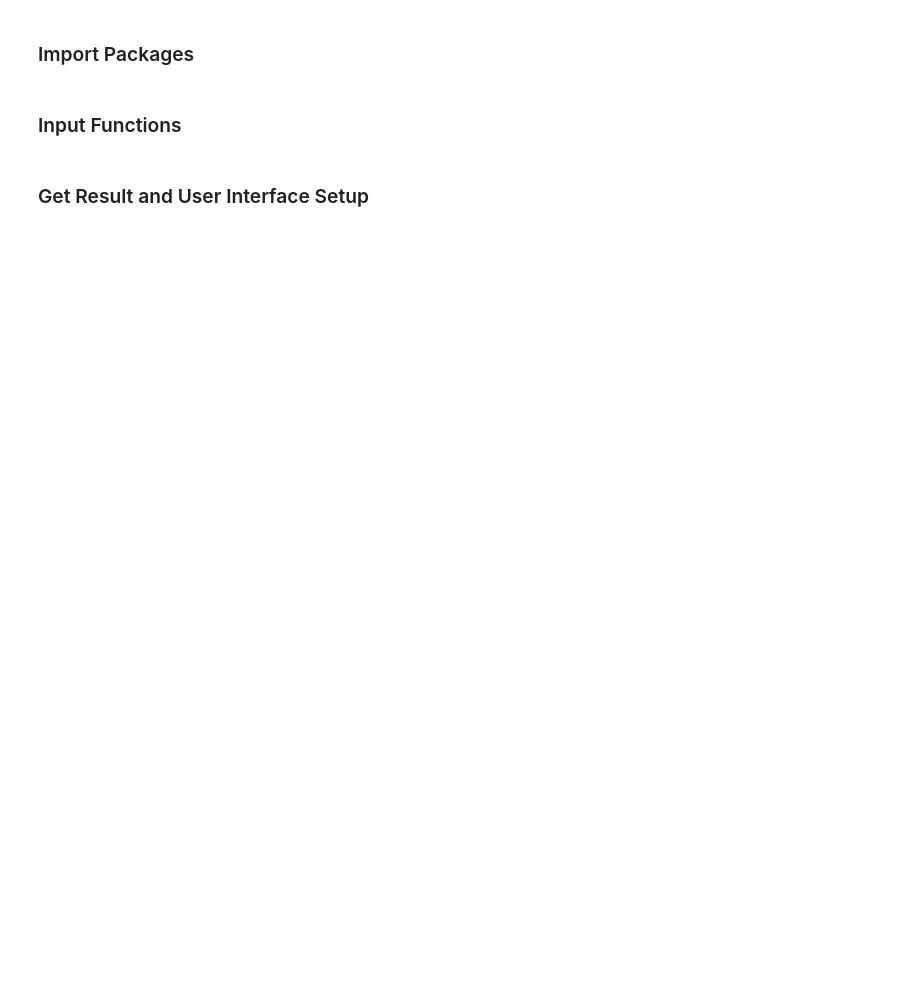
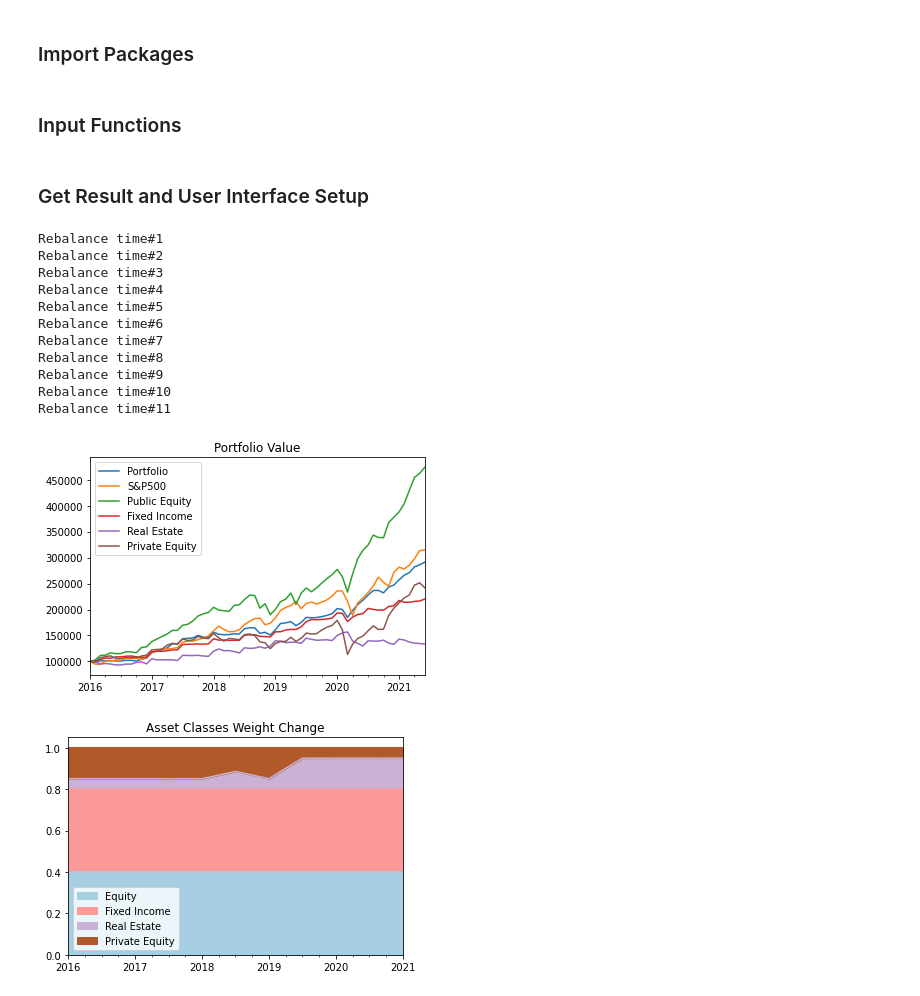
Before and after one commit to sophia95127/mmf2025, a Jupyter notebook: code.ipynb, the cells around one changed output. Cells and saved outputs as stored; diff of their text form; code cells hidden in the pictures; blank space fills up the shorter version.

```diff
--- a/code.ipynb
+++ b/code.ipynb
@@ -422,7 +446,7 @@ index_date=dict(zip(index,date))
 initial_invest=100000
 
 # Start date
-invest_start=pd.to_datetime('2015-01-01')
+invest_start=pd.to_datetime('2016-01-01')
 invest_start=date_index[invest_start]
 
 '-------------------------------------Functions-------------------------------------'
@@ -470,7 +494,7 @@ def show_result(inputRe_scale,strategy,invest_start,rebalance,checkbox):
         injection=10000
     elif checkbox==0:
         injection=0
-    global scenario,portfolio_value,PortWeight,TimeSeries,ann_return,VaR,ann_value,report
+    global scenario,portfolio_value,portfolio_w,TimeSeries,ann_return,VaR,ann_value,report
     TrainStart=0
     time0=invest_start
 
@@ -579,8 +603,8 @@ def show_result(inputRe_scale,strategy,invest_start,rebalance,checkbox):
 
         CombinedFactor=pd.concat([stock_factor1,factor],axis=1)
 
-        # Fit xgboost model to predict returns and covariance matrix:
-        mu,Q=xgboost(equityRe,CombinedFactor)
+        # Fit linreg model to predict returns and covariance matrix:
+        mu,Q=linreg(equityRe,CombinedFactor)
         lb=np.zeros([AssetNum,1])
         ub=0.3*np.ones([AssetNum,1])
 
@@ -624,7 +648,7 @@ def show_result(inputRe_scale,strategy,invest_start,rebalance,checkbox):
         FIInvest=ClassInvest[1]
         AssetNum=fiRe.shape[1]
 
-        mu,Q=xgboost(fiRe,factor)
+        mu,Q=linreg(fiRe,factor)
         lb=np.zeros([AssetNum,1])
         ub=np.ones([AssetNum,1])
         if sum(mu)>0:
@@ -657,7 +681,7 @@ def show_result(inputRe_scale,strategy,invest_start,rebalance,checkbox):
         RealInvest=ClassInvest[2]
         AssetNum=realRe.shape[1]
 
-        mu,Q=xgboost(realRe,factor)
+        mu,Q=linreg(realRe,factor)
         lb=np.zeros([AssetNum,1])
         ub=np.ones([AssetNum,1])
 
@@ -799,11 +823,18 @@ def show_result(inputRe_scale,strategy,invest_start,rebalance,checkbox):
     plt.legend()
 
     # Plot asset class weight changes:
-    PortWeight=pd.DataFrame([W1,W2,W3,W4]).T
-    PortWeight.columns=['Equity','Fixed Income','Real Estate','Private Equity']
-    PortWeight.index=[TimeSeries[i*rebalance_period] for i in range(count-1)]
-    PortWeight.plot.area(alpha=1,colormap='Paired')
+    portfolio_w=pd.DataFrame([W1,W2,W3,W4]).T
+    portfolio_w.columns=['Equity','Fixed Income','Real Estate','Private Equity']
+    portfolio_w.index=[TimeSeries[i*rebalance_period] for i in range(count-1)]
+    portfolio_w.plot.area(alpha=1,colormap='Paired')
+    portfolio_w.to_excel('Asset Class Weight.xlsx')
     plt.title('Asset Classes Weight Change')
+
+    # Value at Risk result
+    VaR=pd.DataFrame([VaR_equity,VaR_fi,VaR_real,VaR_pe]).T
+    VaR.columns=['VaR (Equity)','VaR (Fixed Income)','VaR (Real Estate)','VaR (Private Equity)']
+    VaR.index=[TimeSeries[i*rebalance_period] for i in range(count-1)]
+    VaR.to_excel('Asset Class VaR Result.xlsx')
 
     # Scenario test result
     scenario=pd.DataFrame([np.array(scenario_gfc_equity),np.array(scenario_gfc_fi),np.array(scenario_gfc_real),
@@ -882,30 +913,44 @@ tv=ttk.Treeview(tkMain,columns=ac,show='headings',height=5)
 for i in range(3):
     tv.column(ac[i],width=100,anchor='e')
     tv.heading(ac[i],text=name[i])
 
 for i in range(4):
     tv.insert('','end',values=sample_data[i])
 
 tv.grid(row=0, column=0,columnspan=3,rowspan=4)
 
 checkbox=tk.IntVar()
 injection=tk.Checkbutton(tkMain,text='Semi-annual injection of $10k',anchor="w",variable=checkbox,onvalue=1,offvalue=0)
 injection.grid(row=0,column=4)
 
 tk.Label(tkMain,text='Expected Annual Return',anchor="w").grid(row=1,column=4)
 ExpectedReturn=tk.Entry(tkMain)
 ExpectedReturn.grid(row=1,column=5)
 
 
 tk.Label(tkMain,text='Rebalance Frequency',anchor="w").grid(row=2,column=4)
 combobox = ttk.Combobox(tkMain, values=["3m", "6m","12m"])
 combobox.current(1)
 combobox.grid(row=2,column=5)
 
 
 Button=tk.Button(tkMain,text='Invest base on expected return',command= lambda:expected_ret(ExpectedReturn.get(),invest_start,combobox.get(),checkbox.get()))
 Button.grid(row=7,column=0,columnspan=3)
 Button=tk.Button(tkMain,text='Invest base on maximum sharpe ratio',command= lambda:max_sharpe(invest_start,combobox.get(),checkbox.get()))
 Button.grid(row=8,column=0,columnspan=3)
 
 tkMain.mainloop()
+# %% [output]
+Rebalance time#1
+Rebalance time#2
+Rebalance time#3
+Rebalance time#4
+Rebalance time#5
+Rebalance time#6
+Rebalance time#7
+Rebalance time#8
+Rebalance time#9
+Rebalance time#10
+Rebalance time#11
+[figure, added]
+[figure, added]
```
Also changed, not shown: parts of 2 cells of this notebook, 9 other files.
